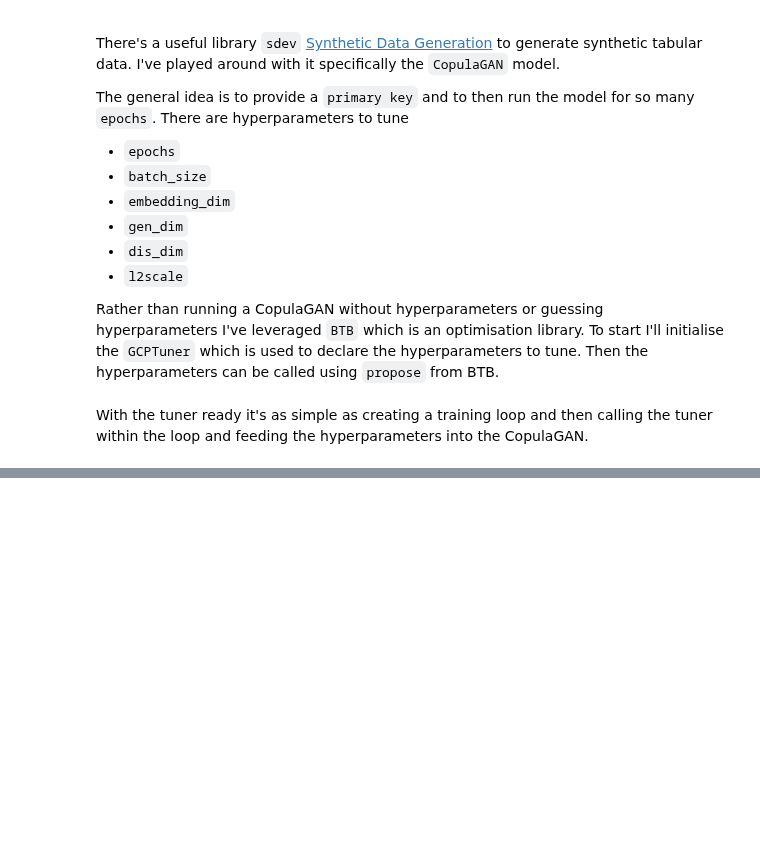
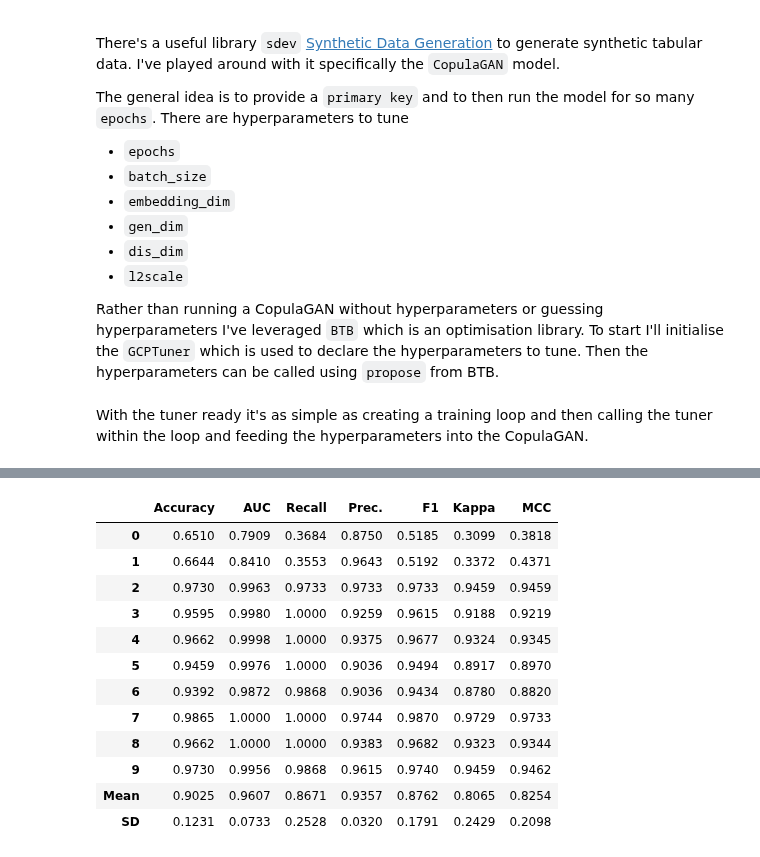
Before and after one commit to Oufattole/HR-Attrition, a Jupyter notebook: Predicting_employee_attrition.ipynb, the cells around one changed output, grey strips where cells are left out. Cells and saved outputs as stored; diff of their text form; code cells hidden in the pictures; blank space fills up the shorter version.

```diff
--- a/Predicting_employee_attrition.ipynb
+++ b/Predicting_employee_attrition.ipynb
@@ -540,0 +467,16 @@ learn.fine_tune(10, 5e-3)
+# %%
+lr = create_model("lr")
+# %% [output]
+|  | Accuracy | AUC | Recall | Prec. | F1 | Kappa | MCC |
+| 0 | 0.6510 | 0.7909 | 0.3684 | 0.8750 | 0.5185 | 0.3099 | 0.3818 |
+| 1 | 0.6644 | 0.8410 | 0.3553 | 0.9643 | 0.5192 | 0.3372 | 0.4371 |
+| 2 | 0.9730 | 0.9963 | 0.9733 | 0.9733 | 0.9733 | 0.9459 | 0.9459 |
+| 3 | 0.9595 | 0.9980 | 1.0000 | 0.9259 | 0.9615 | 0.9188 | 0.9219 |
+| 4 | 0.9662 | 0.9998 | 1.0000 | 0.9375 | 0.9677 | 0.9324 | 0.9345 |
+| 5 | 0.9459 | 0.9976 | 1.0000 | 0.9036 | 0.9494 | 0.8917 | 0.8970 |
+| 6 | 0.9392 | 0.9872 | 0.9868 | 0.9036 | 0.9434 | 0.8780 | 0.8820 |
+| 7 | 0.9865 | 1.0000 | 1.0000 | 0.9744 | 0.9870 | 0.9729 | 0.9733 |
+| 8 | 0.9662 | 1.0000 | 1.0000 | 0.9383 | 0.9682 | 0.9323 | 0.9344 |
+| 9 | 0.9730 | 0.9956 | 0.9868 | 0.9615 | 0.9740 | 0.9459 | 0.9462 |
+| Mean | 0.9025 | 0.9607 | 0.8671 | 0.9357 | 0.8762 | 0.8065 | 0.8254 |
+| SD | 0.1231 | 0.0733 | 0.2528 | 0.0320 | 0.1791 | 0.2429 | 0.2098 |
```
Also changed, not shown: parts of 33 cells of this notebook.
